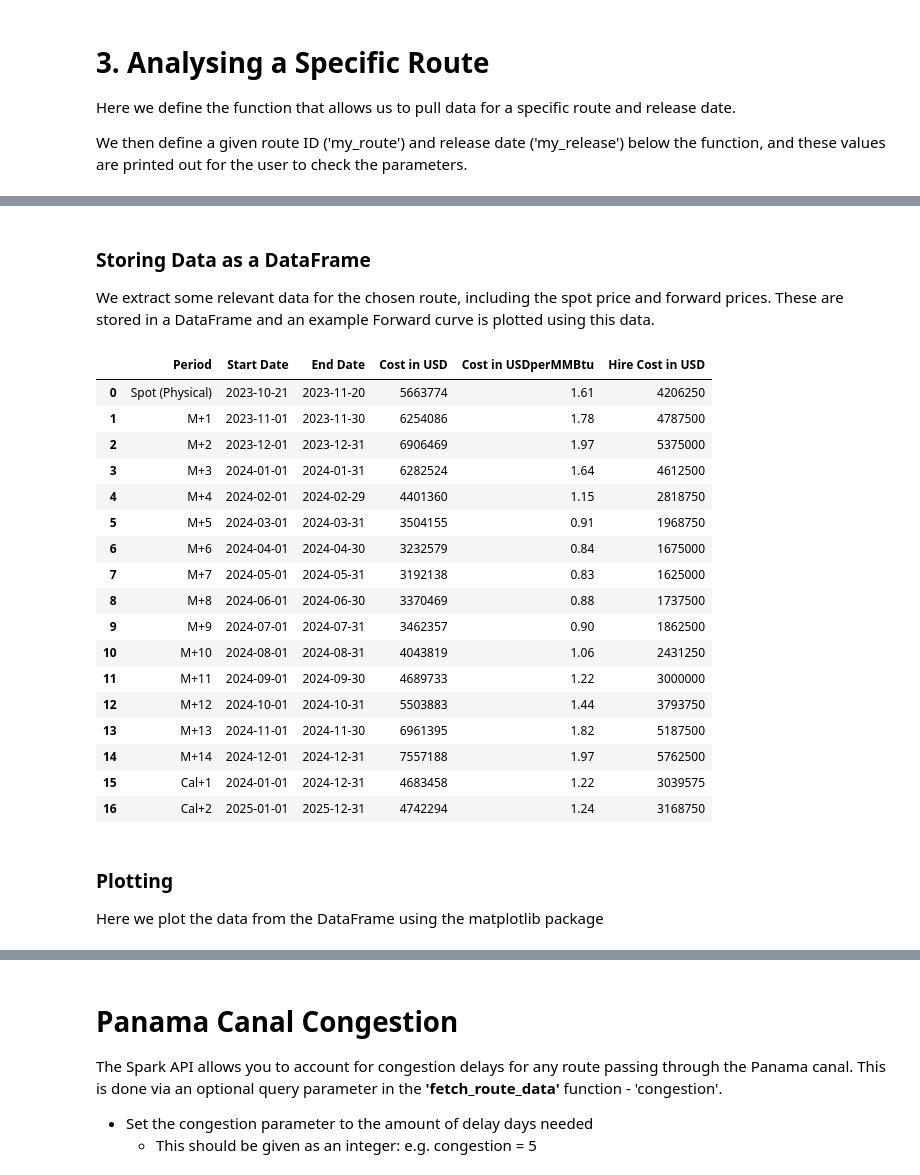
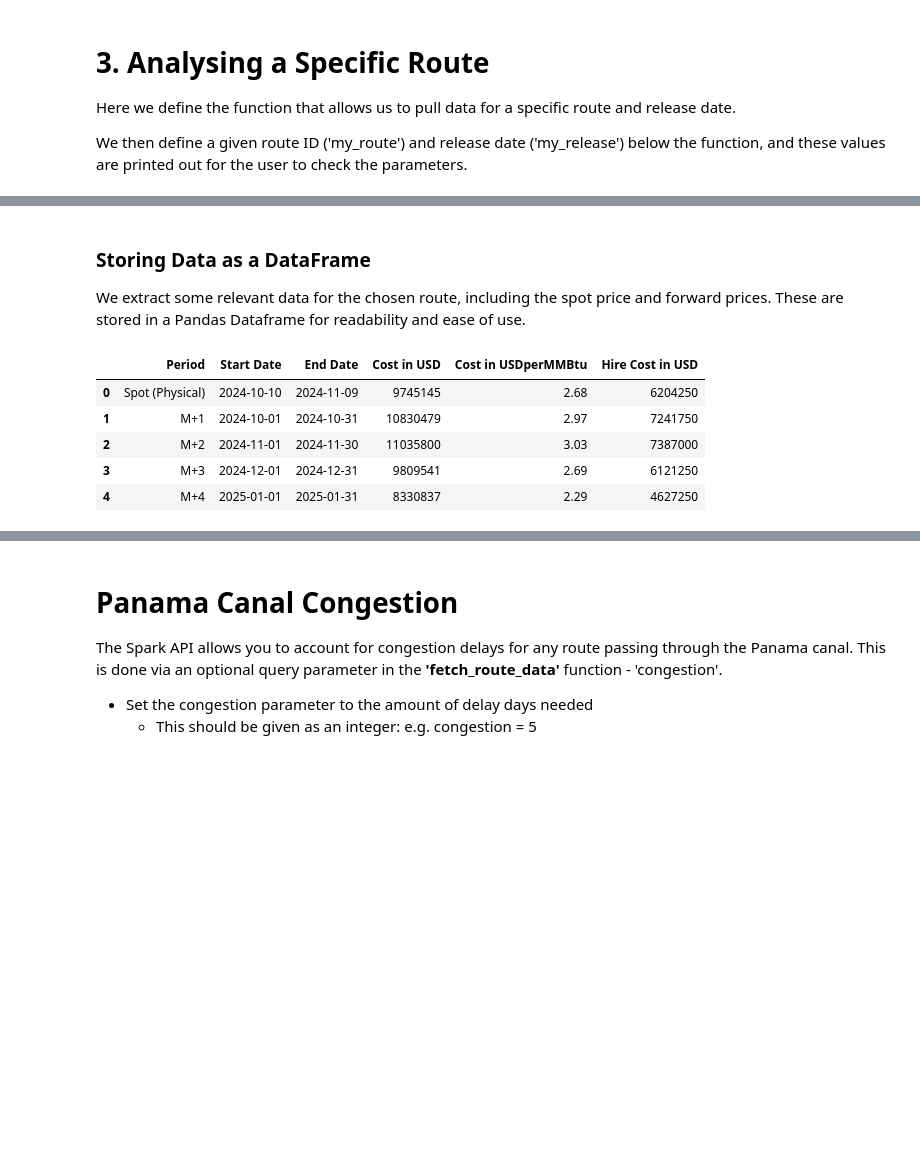
Before and after one commit to spark-commodities/api-code-samples, a Jupyter notebook: jupyter_notebooks/spark_api_freight_routes_example.ipynb, the cells around one changed output, grey strips where cells are left out. Cells and saved outputs as stored; diff of their text form; code cells hidden in the pictures; blank space fills up the shorter version.

```diff
--- a/jupyter_notebooks/spark_api_freight_routes_example.ipynb
+++ b/jupyter_notebooks/spark_api_freight_routes_example.ipynb
@@ -174,9 +192,12 @@ __uri="/v1.0/routes/"__
 
 This is to query shipping route data specifically. Other data products (such as price releases) require different URL's in the fetch request (refer to other Python API examples).
 # %%
+## Define function for listing routes from API
 def list_routes(access_token):
     """
     Fetch available routes. Return route ids and Spark price release dates.
+
+    The URI used returns a list of all available Spark routes. With these routes, we can find the price breakdown of a specific route.
 
     # Procedure:
 
@@ -397,8 +313,7 @@ We then define a given route ID ('my_route') and release date ('my_release') bel
 # %%
 ## Defining the function
 
-
-def fetch_route_data(access_token, ticker, release, congestion=0):
+def fetch_route_data(access_token, ticker, release, congestion_laden= None, congestion_ballast= None):
     """
     For a route, fetch then display the route details
 
@@ -409,8 +324,10 @@ def fetch_route_data(access_token, ticker, release, congestion=0):
     """
 
     query_params = "?release-date={}".format(release)
-    if congestion is not None:
-        query_params += "&congestion-days={}".format(congestion)
+    if congestion_laden is not None:
+        query_params += "&congestion-laden-days={}".format(congestion_laden)
+    if congestion_ballast is not None:
+        query_params += "&congestion-ballast-days={}".format(congestion_ballast)
 
     uri = "/v1.0/routes/{}/{}".format(ticker, query_params)
     print(uri)
@@ -425,11 +342,3 @@ def fetch_route_data(access_token, ticker, release, congestion=0):
     print(">>>> Get route information for {}".format(ticker))
 
     return my_dict
-
-
-my_route = routes[2]
-my_release = reldates[2]
-
-
-print(my_route)
-print(my_release)
@@ -441,5 +347,15 @@ print(my_release)
 
 # Here we store the entire dataset called from the API
 
+load = 'Sabine Pass'
+discharge = 'Futtsu'
+via = 'cogh'
+
+my_route = route_df[(route_df["Load Location"] == load) & \
+                    (route_df["Discharge Location"] == discharge) & \
+                    (route_df['Via'] == via)]['UUID'].values[0]
+
+my_release = '2024-09-25'
+
 my_dict = fetch_route_data(access_token, my_route, release=my_release)
 # %% [output]
@@ -473,5 +389,5 @@ route_name = my_dict["name"]
 # %% [markdown]
 ### Storing Data as a DataFrame
 
-We extract some relevant data for the chosen route, including the spot price and forward prices. These are stored in a DataFrame and an example Forward curve is plotted using this data.
+We extract some relevant data for the chosen route, including the spot price and forward prices. These are stored in a Pandas Dataframe for readability and ease of use.
 # %%
@@ -507,21 +426,10 @@ my_route_df = pd.DataFrame(
 # %%
-my_route_df
+my_route_df = organise_dataframe(my_dict)
+my_route_df.head()
 # %% [output]
 |  | Period | Start Date | End Date | Cost in USD | Cost in USDperMMBtu | Hire Cost in USD |
-| 0 | Spot (Physical) | 2023-10-21 | 2023-11-20 | 5663774 | 1.61 | 4206250 |
-| 1 | M+1 | 2023-11-01 | 2023-11-30 | 6254086 | 1.78 | 4787500 |
-| 2 | M+2 | 2023-12-01 | 2023-12-31 | 6906469 | 1.97 | 5375000 |
-| 3 | M+3 | 2024-01-01 | 2024-01-31 | 6282524 | 1.64 | 4612500 |
-| 4 | M+4 | 2024-02-01 | 2024-02-29 | 4401360 | 1.15 | 2818750 |
-| 5 | M+5 | 2024-03-01 | 2024-03-31 | 3504155 | 0.91 | 1968750 |
-| 6 | M+6 | 2024-04-01 | 2024-04-30 | 3232579 | 0.84 | 1675000 |
-| 7 | M+7 | 2024-05-01 | 2024-05-31 | 3192138 | 0.83 | 1625000 |
-| 8 | M+8 | 2024-06-01 | 2024-06-30 | 3370469 | 0.88 | 1737500 |
-| 9 | M+9 | 2024-07-01 | 2024-07-31 | 3462357 | 0.90 | 1862500 |
-| 10 | M+10 | 2024-08-01 | 2024-08-31 | 4043819 | 1.06 | 2431250 |
-| 11 | M+11 | 2024-09-01 | 2024-09-30 | 4689733 | 1.22 | 3000000 |
-| 12 | M+12 | 2024-10-01 | 2024-10-31 | 5503883 | 1.44 | 3793750 |
-| 13 | M+13 | 2024-11-01 | 2024-11-30 | 6961395 | 1.82 | 5187500 |
-| 14 | M+14 | 2024-12-01 | 2024-12-31 | 7557188 | 1.97 | 5762500 |
-| 15 | Cal+1 | 2024-01-01 | 2024-12-31 | 4683458 | 1.22 | 3039575 |
-| 16 | Cal+2 | 2025-01-01 | 2025-12-31 | 4742294 | 1.24 | 3168750 |
+| 0 | Spot (Physical) | 2024-10-10 | 2024-11-09 | 9745145 | 2.68 | 6204250 |
+| 1 | M+1 | 2024-10-01 | 2024-10-31 | 10830479 | 2.97 | 7241750 |
+| 2 | M+2 | 2024-11-01 | 2024-11-30 | 11035800 | 3.03 | 7387000 |
+| 3 | M+3 | 2024-12-01 | 2024-12-31 | 9809541 | 2.69 | 6121250 |
+| 4 | M+4 | 2025-01-01 | 2025-01-31 | 8330837 | 2.29 | 4627250 |
@@ -536,4 +435,0 @@ my_route_df["Cost in USDperMMBtu"] = pd.to_numeric(my_route_df["Cost in USDperMM
-# %% [markdown]
-### Plotting
-
-Here we plot the data from the DataFrame using the matplotlib package
```
Also changed, not shown: parts of 30 cells of this notebook, 4 other files.
